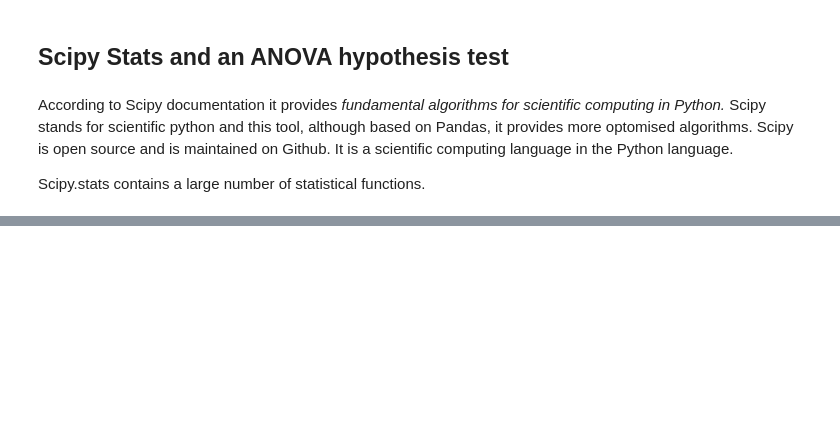
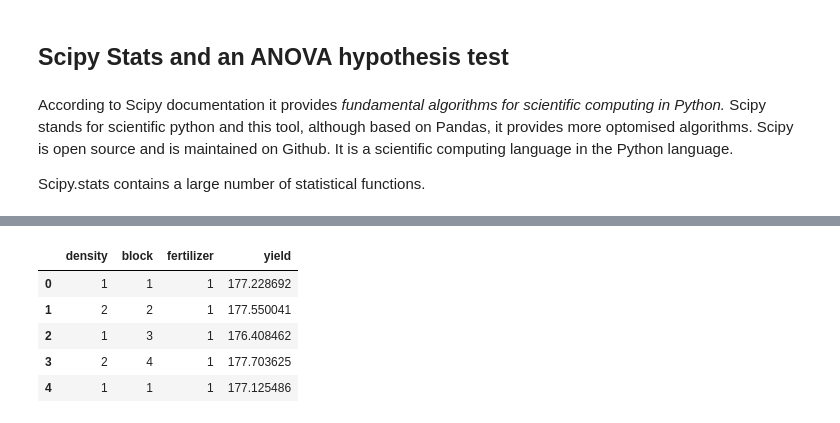
Before and after one commit to mobm65/ML-S, a Jupyter notebook: scipy-stats.ipynb, the cells around one changed output, grey strips where cells are left out. Saved outputs shown, nothing was run; the diff lists cells and outputs as text; code cells hidden in the pictures; blank space fills up the shorter version.

Commit message:
Changed dataset
The dataset I prepared was difficult to establish independent and dependent variables.  I downloaded another and will begin analysis.

```diff
--- a/scipy-stats.ipynb
+++ b/scipy-stats.ipynb
@@ -23,2 +60,2 @@ from statsmodels.sandbox.regression.predstd import (
 # %%
-homeless_mar21 = pd.read_csv('/Users/mahon/Downloads/Homeless_mar21.csv')
+yeild_data = pd.read_csv('/Users/mahon/Downloads/crop.data_.anova_/crop.data.csv')
@@ -27,3 +62,10 @@ homeless_mar21 = pd.read_csv('/Users/mahon/Downloads/Homeless_mar21.csv')
 # %%
-homeless_mar21.head()
+yeild_data.head()
+# %% [output]
+|  | density | block | fertilizer | yield |
+| 0 | 1 | 1 | 1 | 177.228692 |
+| 1 | 2 | 2 | 1 | 177.550041 |
+| 2 | 1 | 3 | 1 | 176.408462 |
+| 3 | 2 | 4 | 1 | 177.703625 |
+| 4 | 1 | 1 | 1 | 177.125486 |
 # %%
```
Also changed, not shown: parts of 15 cells of this notebook.
